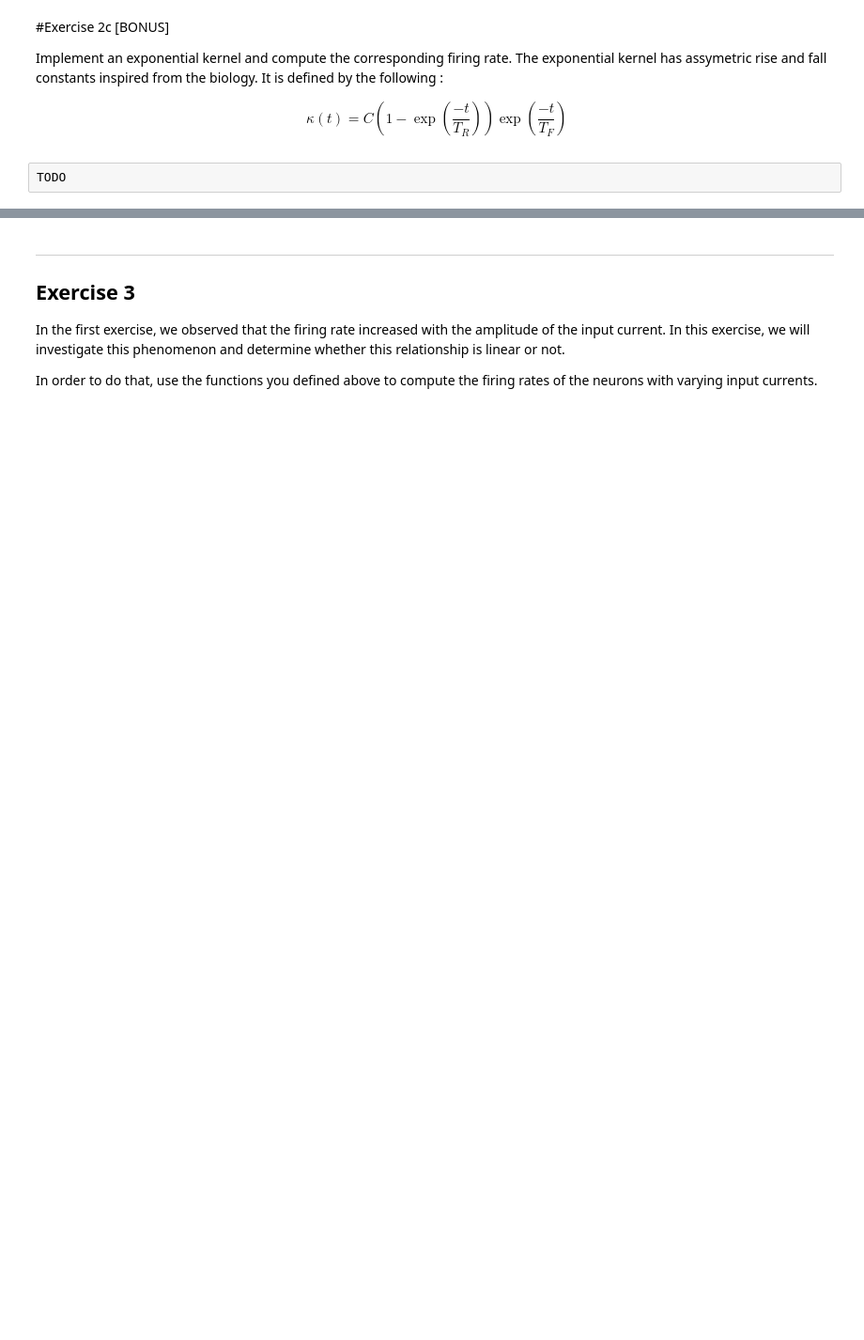
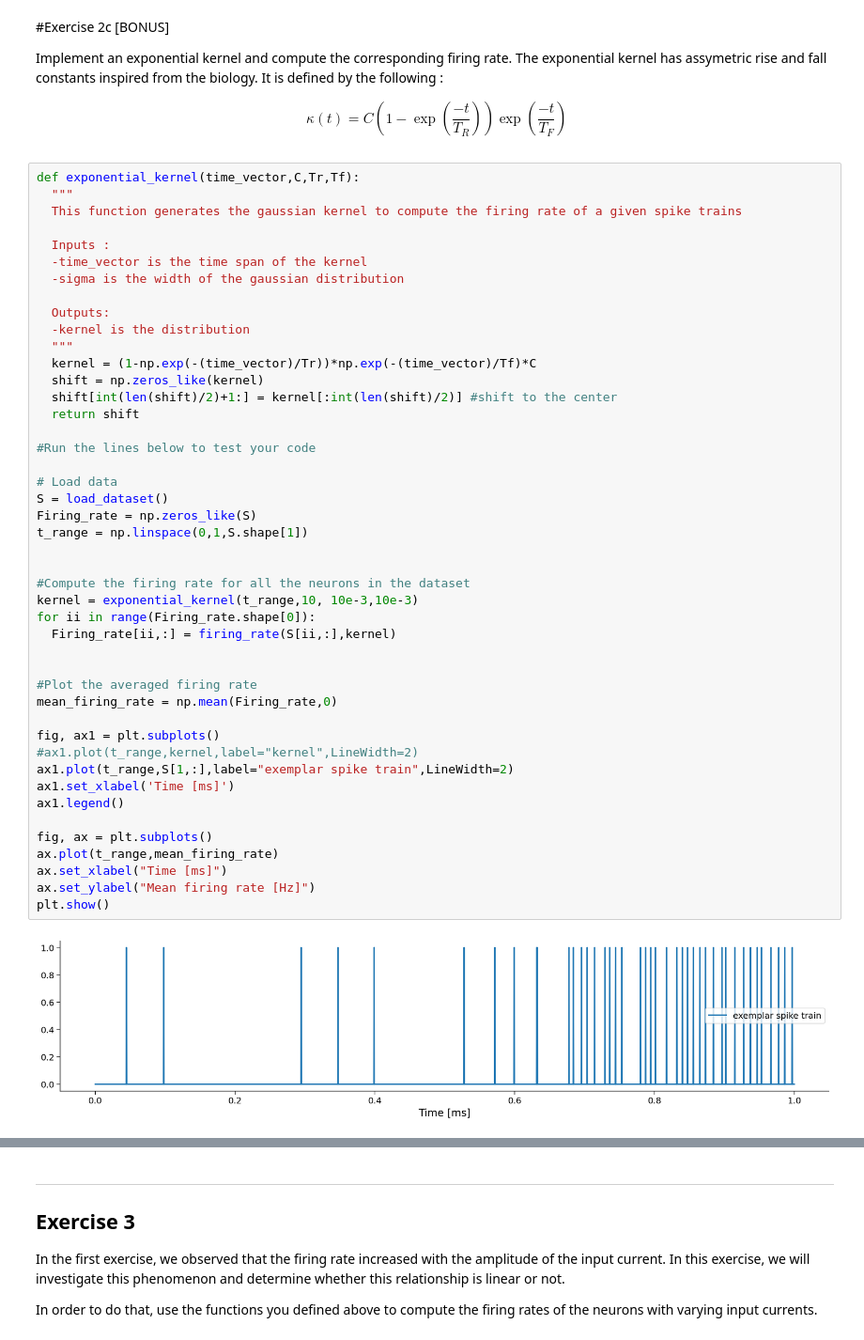
Before and after one commit to fblondiaux/LGBIO2072-2020, a Jupyter notebook: LGBIO2072_TP2.ipynb, the cells around one changed output, grey strips where cells are left out. Shown at 94% size. Drawn from its saved outputs; the diff is of its cells as text; blank space fills up the shorter version.

```diff
--- a/LGBIO2072_TP2.ipynb
+++ b/LGBIO2072_TP2.ipynb
@@ -378,5 +419,50 @@ $$
 \kappa(t) = C \left(1-\exp\left(\dfrac{-t}{T_R}\right) \right) \exp\left(\dfrac{-t}{T_F}\right)
 \end{eqnarray}
 $$
-# %%
-TODO
+# %%
+def exponential_kernel(time_vector,C,Tr,Tf):
+  """
+  This function generates the gaussian kernel to compute the firing rate of a given spike trains
+
+  Inputs :
+  -time_vector is the time span of the kernel
+  -sigma is the width of the gaussian distribution
+
+  Outputs:
+  -kernel is the distribution
+  """
+  kernel = (1-np.exp(-(time_vector)/Tr))*np.exp(-(time_vector)/Tf)*C
+  shift = np.zeros_like(kernel)
+  shift[int(len(shift)/2)+1:] = kernel[:int(len(shift)/2)] #shift to the center
+  return shift
+
+#Run the lines below to test your code
+
+# Load data
+S = load_dataset()
+Firing_rate = np.zeros_like(S)
+t_range = np.linspace(0,1,S.shape[1])
+
+
+#Compute the firing rate for all the neurons in the dataset
+kernel = exponential_kernel(t_range,10, 10e-3,10e-3)
+for ii in range(Firing_rate.shape[0]):
+  Firing_rate[ii,:] = firing_rate(S[ii,:],kernel)
+
+
+#Plot the averaged firing rate
+mean_firing_rate = np.mean(Firing_rate,0)
+
+fig, ax1 = plt.subplots()
+#ax1.plot(t_range,kernel,label="kernel",LineWidth=2)
+ax1.plot(t_range,S[1,:],label="exemplar spike train",LineWidth=2)
+ax1.set_xlabel('Time [ms]')
+ax1.legend()
+
+fig, ax = plt.subplots()
+ax.plot(t_range,mean_firing_rate)
+ax.set_xlabel("Time [ms]")
+ax.set_ylabel("Mean firing rate [Hz]")
+plt.show()
+# %% [output]
+[figure, added]
```
Also changed, not shown: parts of 13 cells of this notebook.
